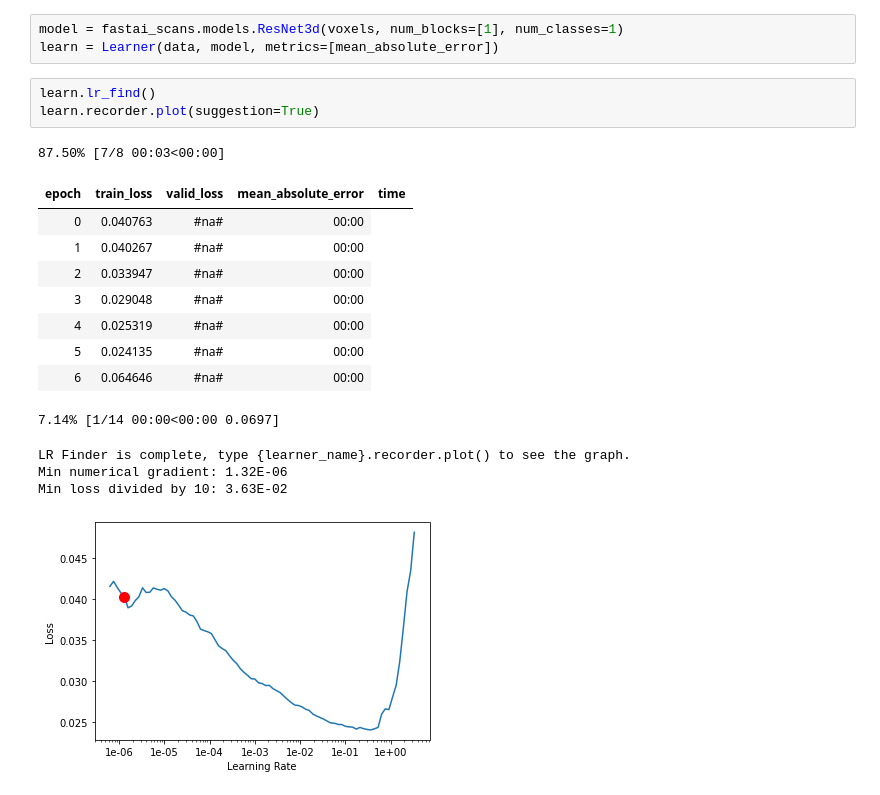
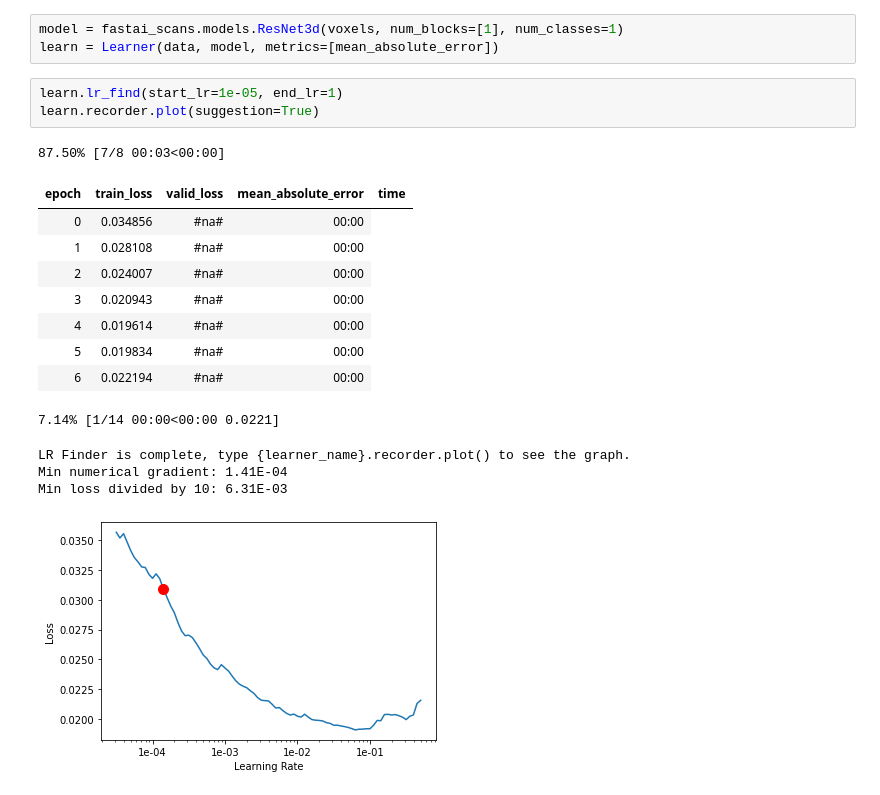
Before and after one commit to codingfisch/wwu-ki_brainage, a Jupyter notebook: notebooks/tutorial.ipynb, the cells around one changed output. Saved outputs shown, nothing was run; the diff lists cells and outputs as text.

```diff
--- a/notebooks/tutorial.ipynb
+++ b/notebooks/tutorial.ipynb
@@ -21,21 +21,21 @@ data.show_batch(2)
 model = fastai_scans.models.ResNet3d(voxels, num_blocks=[1], num_classes=1)
 learn = Learner(data, model, metrics=[mean_absolute_error])
 # %%
-learn.lr_find()
+learn.lr_find(start_lr=1e-05, end_lr=1)
 learn.recorder.plot(suggestion=True)
 # %% [output]
 87.50% [7/8 00:03<00:00]
 | epoch | train_loss | valid_loss | mean_absolute_error | time |
-| 0 | 0.040763 | #na# | 00:00 |
-| 1 | 0.040267 | #na# | 00:00 |
-| 2 | 0.033947 | #na# | 00:00 |
-| 3 | 0.029048 | #na# | 00:00 |
-| 4 | 0.025319 | #na# | 00:00 |
-| 5 | 0.024135 | #na# | 00:00 |
-| 6 | 0.064646 | #na# | 00:00 |
+| 0 | 0.034856 | #na# | 00:00 |
+| 1 | 0.028108 | #na# | 00:00 |
+| 2 | 0.024007 | #na# | 00:00 |
+| 3 | 0.020943 | #na# | 00:00 |
+| 4 | 0.019614 | #na# | 00:00 |
+| 5 | 0.019834 | #na# | 00:00 |
+| 6 | 0.022194 | #na# | 00:00 |
-7.14% [1/14 00:00<00:00 0.0697]
+7.14% [1/14 00:00<00:00 0.0221]
 LR Finder is complete, type {learner_name}.recorder.plot() to see the graph.
-Min numerical gradient: 1.32E-06
-Min loss divided by 10: 3.63E-02
+Min numerical gradient: 1.41E-04
+Min loss divided by 10: 6.31E-03
-[figure, old version]
+[figure, new version]
 # %%
```
Also changed, not shown: parts of 4 cells of this notebook.
